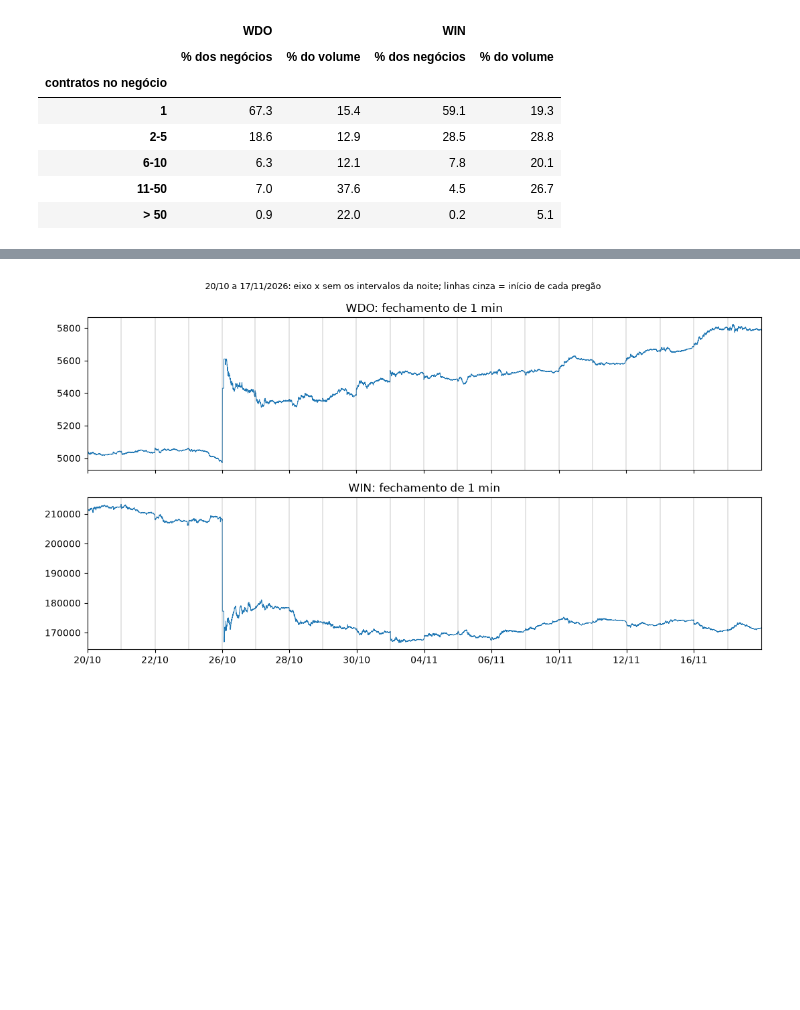
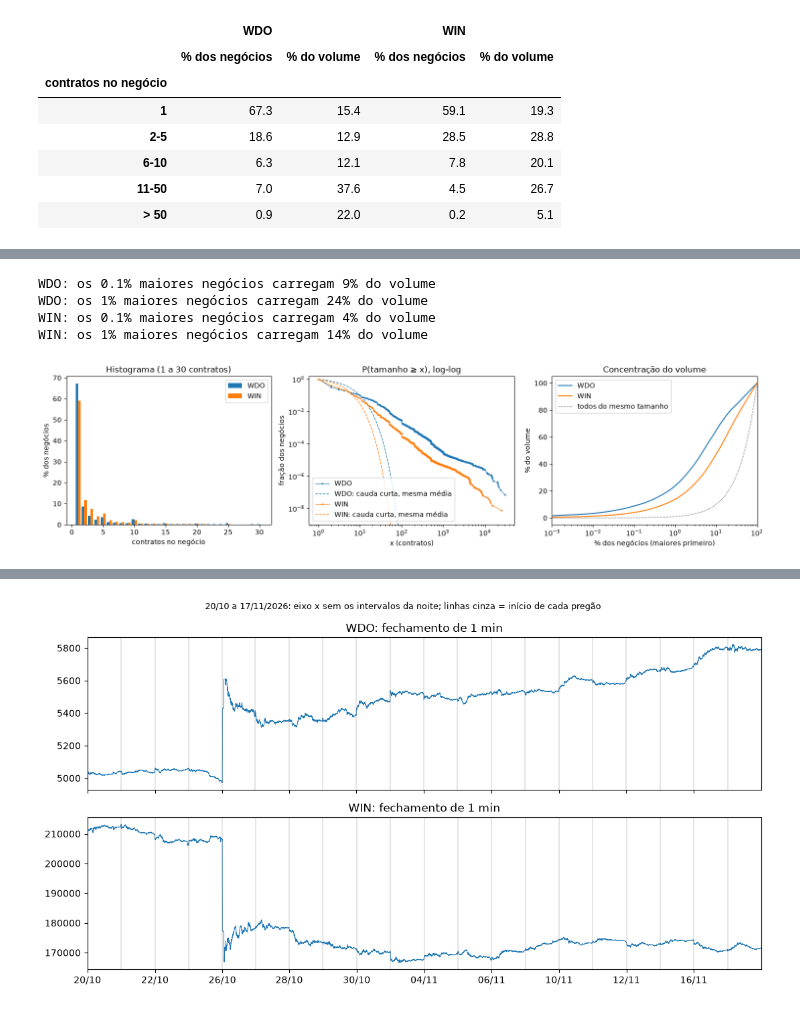
Before and after one commit to marcosemn/islp-b3-futures, a Jupyter notebook: notebooks/00_exploracao_wdo_win.ipynb, the cells around one changed output, grey strips where cells are left out. Cells and saved outputs as stored; diff of their text form; code cells hidden in the pictures; blank space fills up the shorter version.

```diff
--- a/notebooks/00_exploracao_wdo_win.ipynb
+++ b/notebooks/00_exploracao_wdo_win.ipynb
@@ -111,0 +119,38 @@ WIN: média 3.1 contratos por negócio, mediana 1, maior negócio 25,000
+# %%
+# quantos negócios de cada tamanho, por ativo (t foi carregado na célula da tabela acima)
+cont = t.groupby(["root", "qty"], observed=True).size()
+
+fig, axes = plt.subplots(1, 3, figsize=(15, 4))
+for root in ["WDO", "WIN"]:
+    n = cont.loc[root]                                          # negócios por tamanho
+    q = n.index.to_numpy()
+    axes[0].bar(q[q <= 30] + (-0.2 if root == "WDO" else 0.2), 100 * n[n.index <= 30] / n.sum(), width=0.4, label=root)
+    sobrev = n[::-1].cumsum()[::-1] / n.sum()                   # P(tamanho >= q)
+    linha = axes[1].loglog(q, sobrev, ".-", ms=3, lw=0.8, label=root)[0]
+    # referência de cauda curta: geométrica (a "exponencial" dos inteiros) com a mesma média de contratos
+    media = (n * n.index).sum() / n.sum()
+    x = np.arange(1, 201)
+    axes[1].loglog(x, (1 - 1 / media) ** (x - 1), "--", color=linha.get_color(), lw=1,
+                   label=f"{root}: cauda curta, mesma média")
+    desc = n[::-1]                                              # do maior para o menor
+    frac_neg = desc.cumsum() / n.sum()
+    frac_vol = (desc * desc.index).cumsum() / (n * n.index).sum()
+    axes[2].plot(100 * frac_neg, 100 * frac_vol, label=root)
+    for corte in [0.001, 0.01]:
+        v = np.interp(corte, frac_neg, frac_vol)
+        print(f"{root}: os {100 * corte:g}% maiores negócios carregam {100 * v:.0f}% do volume")
+axes[0].set(title="Histograma (1 a 30 contratos)", xlabel="contratos no negócio", ylabel="% dos negócios")
+axes[1].set(title="P(tamanho ≥ x), log-log", xlabel="x (contratos)", ylabel="fração dos negócios", ylim=(1e-9, 1.5))
+axes[2].set(title="Concentração do volume", xlabel="% dos negócios (maiores primeiro)", ylabel="% do volume", xscale="log")
+ref = np.logspace(-3, 2, 200)
+axes[2].plot(ref, ref, "k:", lw=0.8, label="todos do mesmo tamanho")
+axes[2].set_xlim(0.001, 100)
+for ax in axes:
+    ax.legend()
+plt.tight_layout()
+# %% [output]
+WDO: os 0.1% maiores negócios carregam 9% do volume
+WDO: os 1% maiores negócios carregam 24% do volume
+WIN: os 0.1% maiores negócios carregam 4% do volume
+WIN: os 1% maiores negócios carregam 14% do volume
+[figure, added]
```
Also changed, not shown: parts of 17 cells of this notebook, 1 other file.
